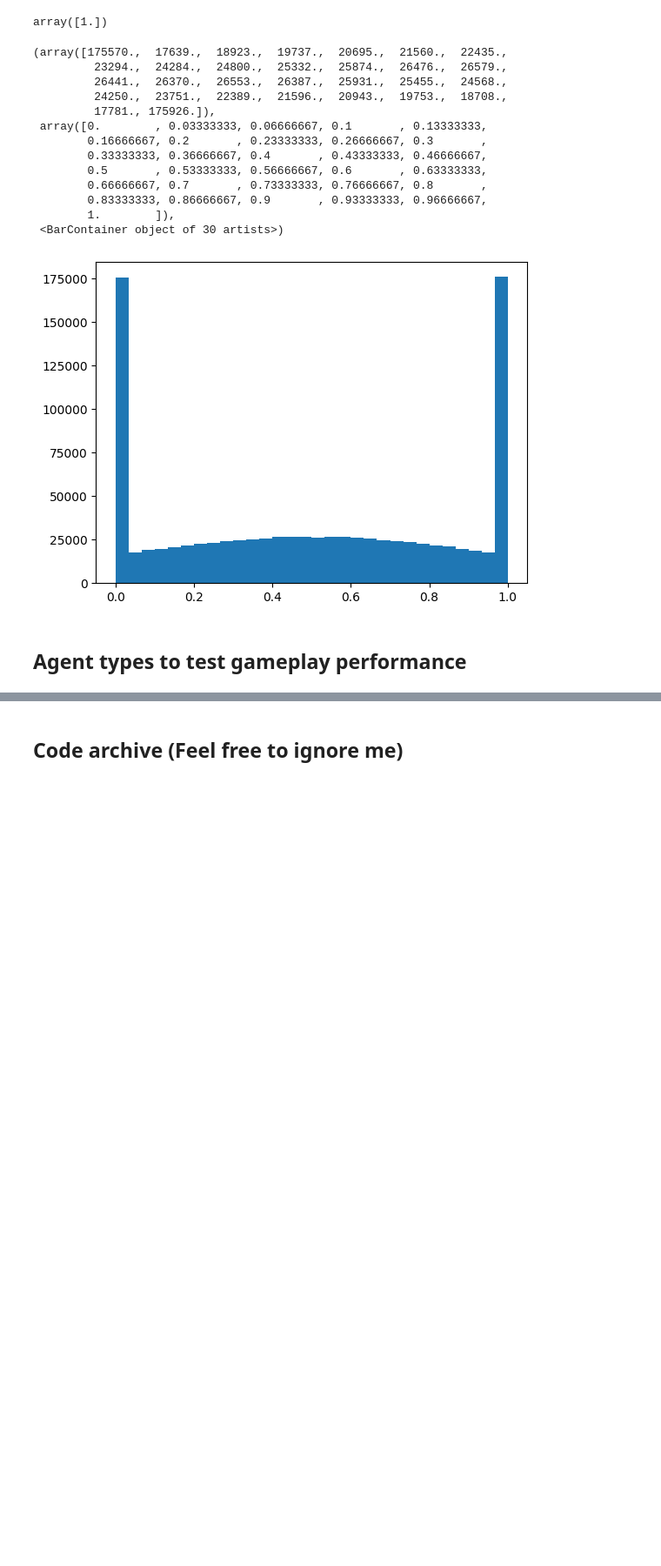
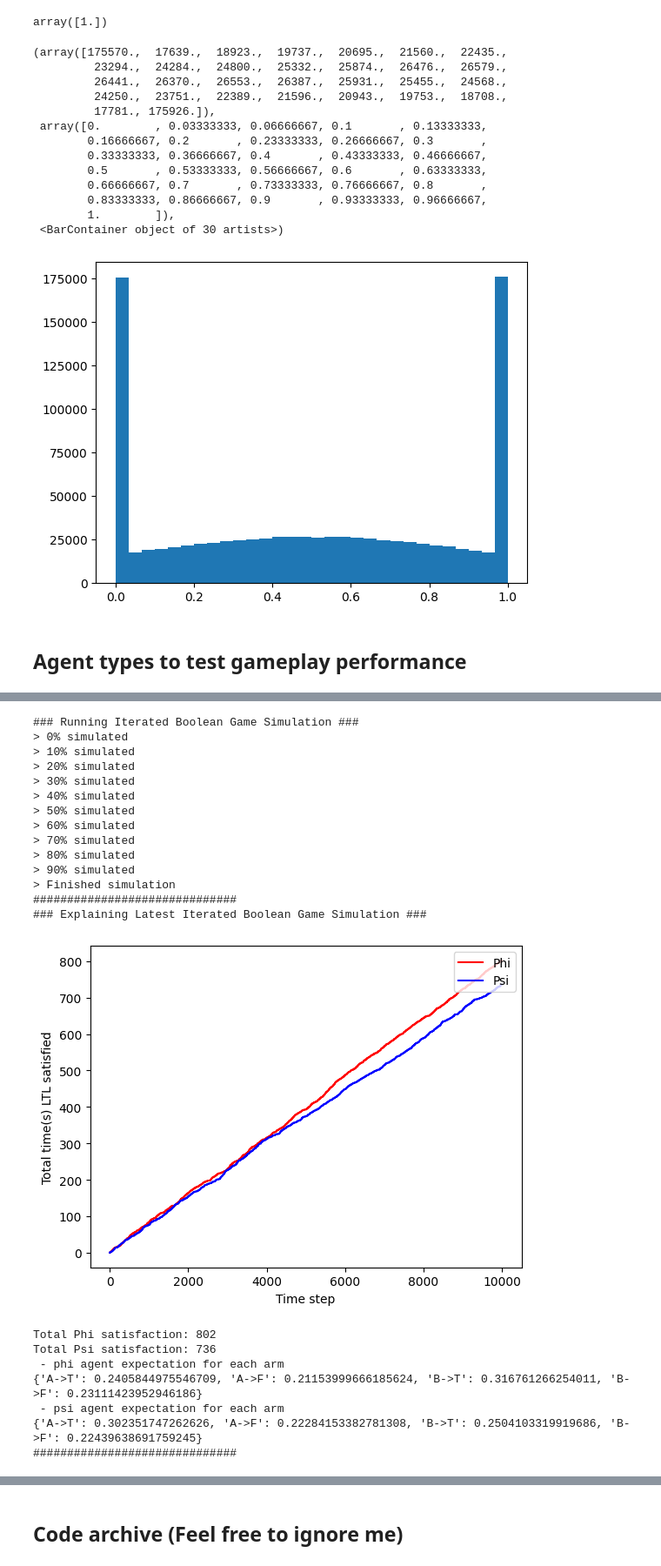
Before and after one commit to ttontoey/cp-indiv-mab, a Jupyter notebook: mab.ipynb, the cells around one changed output, grey strips where cells are left out. Shown: that part at 87% size. Cells and saved outputs as stored; diff of their text form; code cells hidden in the pictures; blank space fills up the shorter version.

```diff
--- a/mab.ipynb
+++ b/mab.ipynb
@@ -368,0 +377,66 @@ game.explain()
+# %%
+class NaiveMABAgent:
+    def __init__(self, internal_latency, objective, mab):
+        self.internal_latency = internal_latency
+        self.objective = objective
+        self.mab = mab
+        self.message_sent = []
+        self.times_matched = 0
+
+    def get_message(self, phi_matched, psi_matched, current_state):
+        if (self.objective == "phi"):
+            self.times_matched = phi_matched
+        elif (self.objective == "psi"):
+            self.times_matched = psi_matched
+        arm_picked = self.mab.predict()
+        self.message_sent.append(arm_picked)
+        return arms_to_message[arm_picked]
+
+    def learn(self, phi_matched, psi_matched, current_state):
+        if (self.objective == "phi"):
+            self.mab.partial_fit([self.message_sent[-1]], [phi_matched - self.times_matched])
+        elif (self.objective == "psi"):
+            self.mab.partial_fit([self.message_sent[-1]], [psi_matched - self.times_matched])
+
+    def explain(self):
+        print(" - " + self.objective + " agent expectation for each arm")
+        print(self.mab._imp.arm_to_expectation)
+# %%
+# MAB Setup
+arms = ['A->T', 'A->F', 'B->T', 'B->F'] # Each arm represents one possible response
+mab1 = MAB(arms, LearningPolicy.Softmax(tau=0.3))
+mab1.fit([], [])
+mab2 = MAB(arms, LearningPolicy.Softmax(tau=0.3))
+mab2.fit([], [])
+
+game4 = IteratedBooleanGame((False, False))
+naivemab_agent1 = NaiveMABAgent(0, "phi", mab1)
+naivemab_agent2 = NaiveMABAgent(0, "psi", mab2)
+game4.add_agent(naivemab_agent1)
+game4.add_agent(naivemab_agent2)
+
+game4.simulate(max_time=10000)
+game4.explain()
+# %% [output]
+### Running Iterated Boolean Game Simulation ###
+> 0% simulated
+> 10% simulated
+> 20% simulated
+> 30% simulated
+> 40% simulated
+> 50% simulated
+> 60% simulated
+> 70% simulated
+> 80% simulated
+> 90% simulated
+> Finished simulation
+##############################
+### Explaining Latest Iterated Boolean Game Simulation ###
+[figure, added]
+Total Phi satisfaction: 802
+Total Psi satisfaction: 736
+ - phi agent expectation for each arm
+{'A->T': 0.2405844975546709, 'A->F': 0.21153999666185624, 'B->T': 0.316761266254011, 'B->F': 0.23111423952946186}
+ - psi agent expectation for each arm
+{'A->T': 0.302351747262626, 'A->F': 0.22284153382781308, 'B->T': 0.2504103319919686, 'B->F': 0.22439638691759245}
+##############################
```
Also changed, not shown: parts of 60 cells of this notebook.
